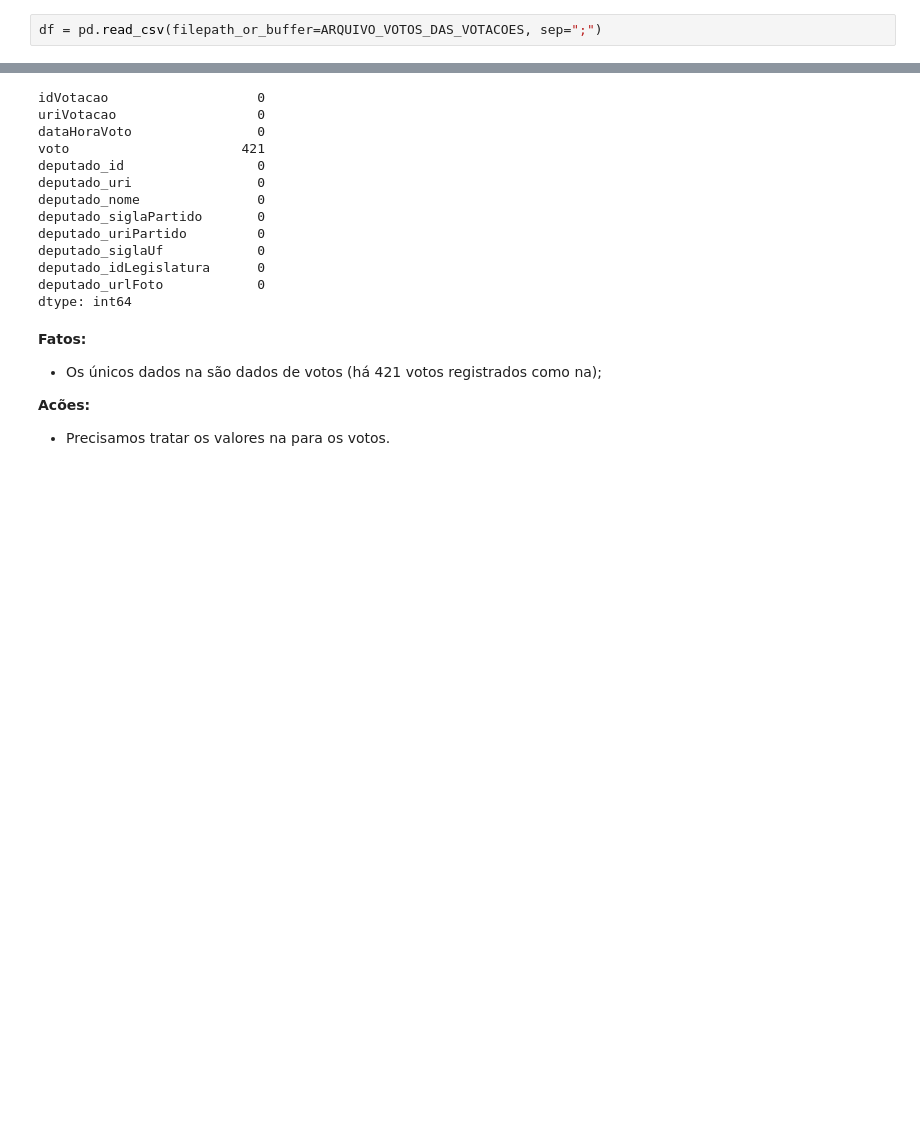
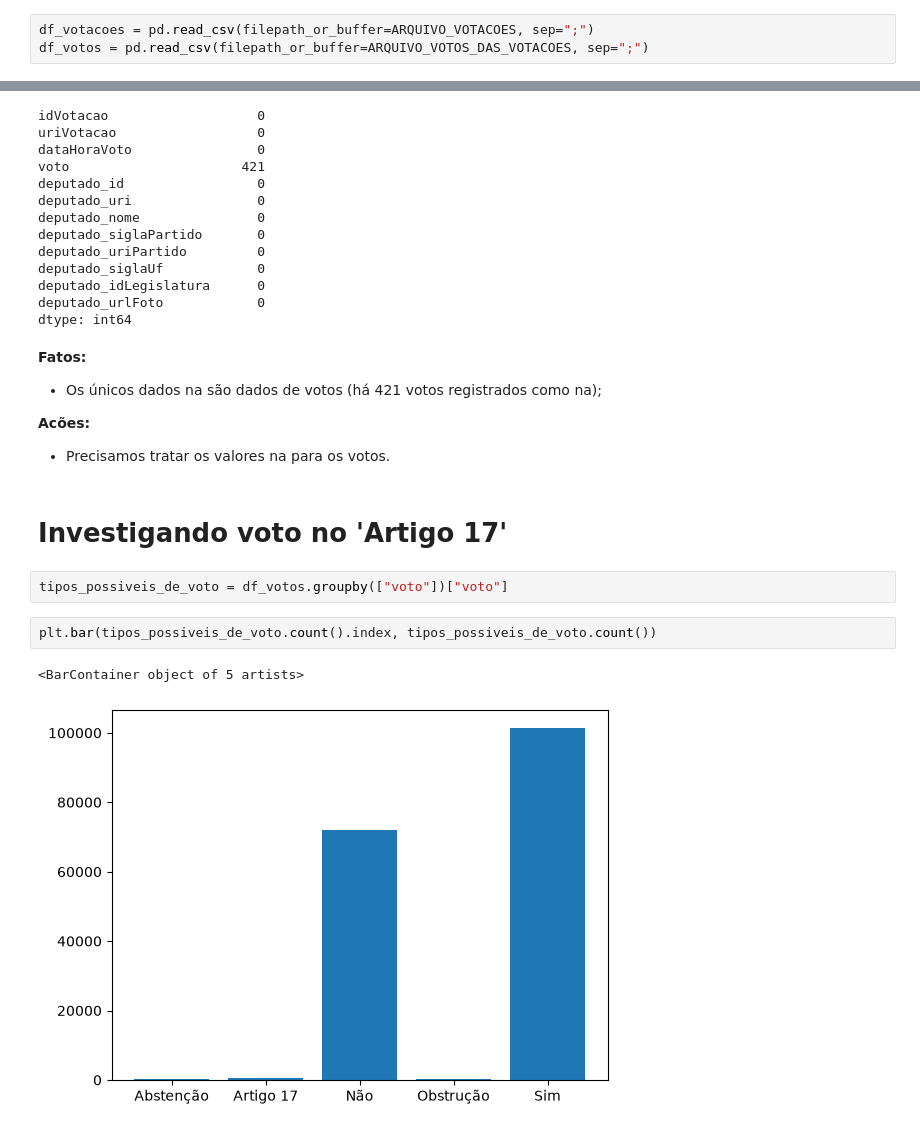
Before and after one commit to brucelucien/2026-02-ppgi-ia-trabalho-final, a Jupyter notebook: codigo/etapa_02_entendimento_dos_dados.ipynb, the cells around one changed output, grey strips where cells are left out. Saved outputs shown, nothing was run; the diff lists cells and outputs as text; blank space fills up the shorter version.

Commit message:
Avançando no entendimento do arquivo de votos - significado do voto no 'Artigo 17' (que é o 'Voto do Presidente')

```diff
--- a/codigo/etapa_02_entendimento_dos_dados.ipynb
+++ b/codigo/etapa_02_entendimento_dos_dados.ipynb
@@ -12,3 +21,4 @@ import pandas as pd
 # %%
-df = pd.read_csv(filepath_or_buffer=ARQUIVO_VOTOS_DAS_VOTACOES, sep=";")
+df_votacoes = pd.read_csv(filepath_or_buffer=ARQUIVO_VOTACOES, sep=";")
+df_votos = pd.read_csv(filepath_or_buffer=ARQUIVO_VOTOS_DAS_VOTACOES, sep=";")
 # %%
@@ -157,3 +167,12 @@ dtype: int64
 **Acões:**
 
 - Precisamos tratar os valores na para os votos.
+# %% [markdown]
+# Investigando voto no 'Artigo 17'
+# %%
+tipos_possiveis_de_voto = df_votos.groupby(["voto"])["voto"]
+# %%
+plt.bar(tipos_possiveis_de_voto.count().index, tipos_possiveis_de_voto.count())
+# %% [output]
+<BarContainer object of 5 artists>
+[figure, added]
```
Also changed, not shown: parts of 36 cells of this notebook, 3 other files.
